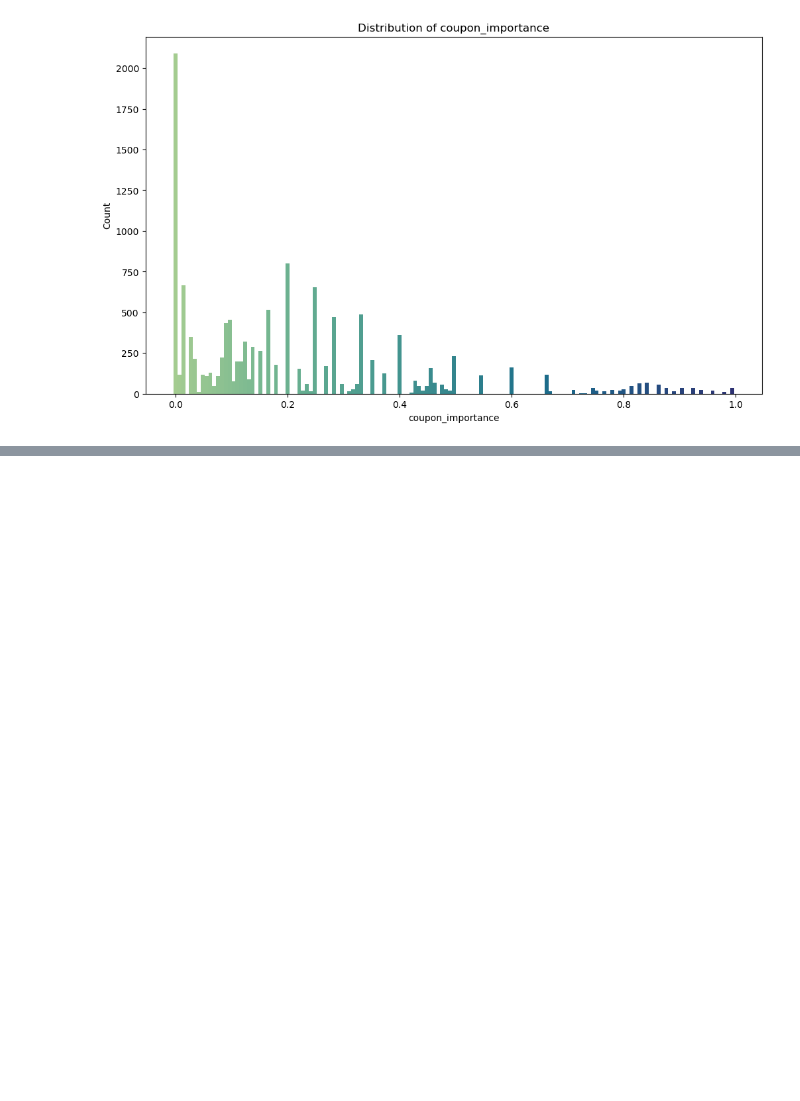
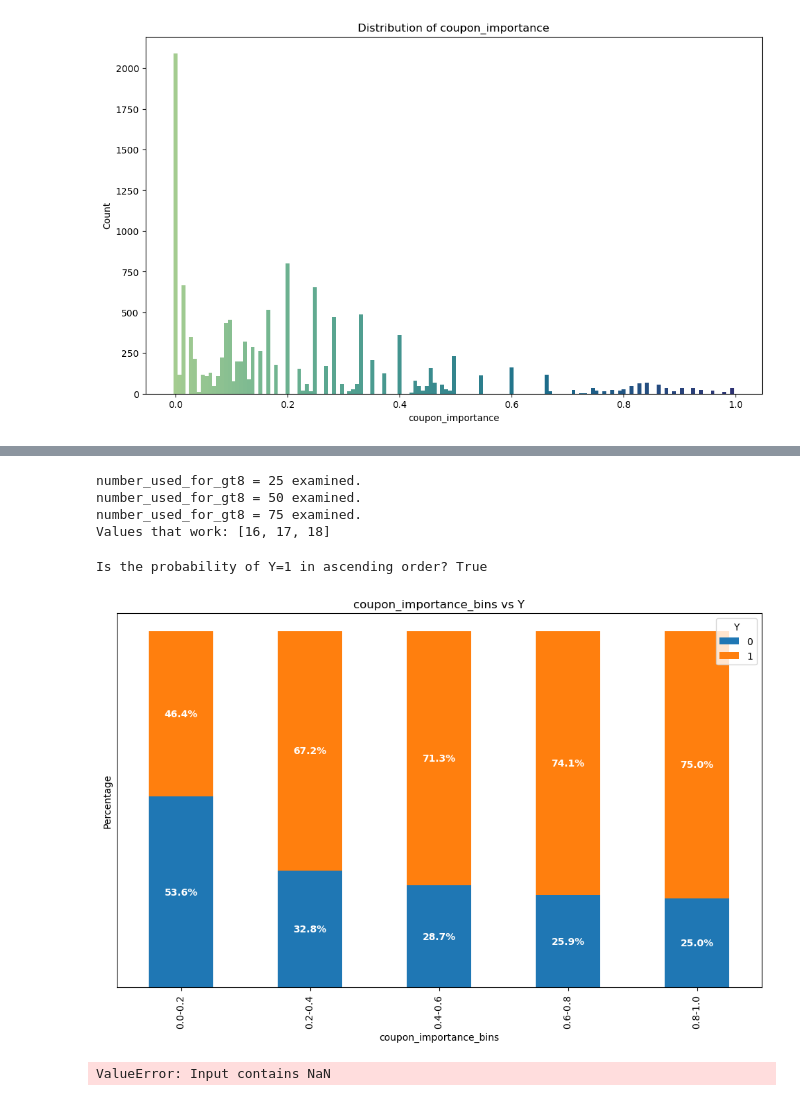
Before and after one commit to leobt23/Data_Mining, a Jupyter notebook: 1_eda/caria.ipynb, the cells around one changed output, grey strips where cells are left out. Drawn from its saved outputs; the diff is of its cells as text; code cells hidden in the pictures; blank space fills up the shorter version.

```diff
--- a/1_eda/caria.ipynb
+++ b/1_eda/caria.ipynb
@@ -370,46 +372,69 @@ feature_vs_target(df_test1, 'coupon_importance_bins', 'Y')
+# %%
+number_used_for_gt8 = 9
+values_that_work = []
+while number_used_for_gt8 in range(9,100):
+
+    df_test1['coupon_freq_total'] = create_coupon_freq_total(number_used_for_gt8, df_test1)
+    df_test1['coupon_importance'] = df_test1.apply(compute_importance, axis=1)
+    # binning coupon_importance
+    n_bins = 5
+    bins = np.arange(0, 1+1/n_bins, 1/n_bins)
+    labels = [str(round(float(bins[i]), 3)) + '-' + str(round(float(bins[i+1]), 3)) for i in range(n_bins)]
+    df_test1['coupon_importance_bins'] = pd.cut(df_test1['coupon_importance'], bins=bins, labels=labels, right=False)
+    # plotting coupon_importance_bins vs Y
+    prob_data = feature_vs_target(df_test1, 'coupon_importance_bins', 'Y', returnQ=True, plotQ=False)
+
+    # extracting only the Y=1 probabilities
+    prob_data = prob_data[1]
+
+    # checking if these probabilities are in ascending order
+    if prob_data.is_monotonic_increasing:
+        values_that_work.append(number_used_for_gt8)
+
+    # printing at each 100th iteration
+    if number_used_for_gt8 % 25 == 0:
+        print('number_used_for_gt8 =', number_used_for_gt8, 'examined.')
+
+    number_used_for_gt8 += 1
+
+
+print('Values that work:', values_that_work)
+
+# With n_bins = 5
+# range(9, 100)
+# Values that work: [16, 17, 18]
+# %% [output]
+number_used_for_gt8 = 25 examined.
+number_used_for_gt8 = 50 examined.
+number_used_for_gt8 = 75 examined.
+Values that work: [16, 17, 18]
 # %%
-'''
-# now we will search for a number_used_for_gt8 that orders the probabilities of Y=1 in a ascending order, i.e. as we get to higher values of coupon_importance, the probability of Y=1 increases
+# testing with number_used_for_gt8 = 16 and n_bins = 5
 
-number_used_for_gt8 = 10
+number_used_for_gt8 = 16
 df_test1['coupon_freq_total'] = create_coupon_freq_total(number_used_for_gt8, df_test1)
 df_test1['coupon_importance'] = df_test1.apply(compute_importance, axis=1)
 # binning coupon_importance
-n_bins = 10
+n_bins = 5
 bins = np.arange(0, 1+1/n_bins, 1/n_bins)
 labels = [str(round(float(bins[i]), 3)) + '-' + str(round(float(bins[i+1]), 3)) for i in range(n_bins)]
 df_test1['coupon_importance_bins'] = pd.cut(df_test1['coupon_importance'], bins=bins, labels=labels, right=False)
 # plotting coupon_importance_bins vs Y
 prob_data = feature_vs_target(df_test1, 'coupon_importance_bins', 'Y', returnQ=True)
 
 # extracting only the Y=1 probabilities
 prob_data = prob_data[1]
 
 # checking if these probabilities are in ascending order
 print('Is the probability of Y=1 in ascending order?', prob_data.is_monotonic_increasing)
-'''
 
-are_we_done = False
-while number_used_for_gt8 in range(9,1000) and are_we_done == False:
+feature_vs_target(df_test1, 'coupon_importance_bins', 'Y')
 
-    df_test1['coupon_freq_total'] = create_coupon_freq_total(number_used_for_gt8, df_test1)
-    df_test1['coupon_importance'] = df_test1.apply(compute_importance, axis=1)
-    # binning coupon_importance
-    n_bins = 10
-    bins = np.arange(0, 1+1/n_bins, 1/n_bins)
-    labels = [str(round(float(bins[i]), 3)) + '-' + str(round(float(bins[i+1]), 3)) for i in range(n_bins)]
-    df_test1['coupon_importance_bins'] = pd.cut(df_test1['coupon_importance'], bins=bins, labels=labels, right=False)
-    # plotting coupon_importance_bins vs Y
-    prob_data = feature_vs_target(df_test1, 'coupon_importance_bins', 'Y', returnQ=True, plotQ=False)
-
-    # extracting only the Y=1 probabilities
-    prob_data = prob_data[1]
-
-    # checking if these probabilities are in ascending order
-    if prob_data.is_monotonic_increasing:
-        print('number_used_for_gt8 =', number_used_for_gt8, 'works.')
-        are_we_done = True
-
-    # printing at each 100th iteration
-    if number_used_for_gt8 % 100 == 0:
-        print('number_used_for_gt8 =', number_used_for_gt8, 'does not work.')
+# measuring MI(Importance, Y)
+X = df_test1['coupon_importance_bins']
+y = df_test1['Y']
+mi_score = mutual_info_classif(X.values.reshape(-1, 1), y)[0]
+# %% [output]
+Is the probability of Y=1 in ascending order? True
+[figure, added]
+ValueError: Input contains NaN
```
Also changed, not shown: parts of 2 cells of this notebook.
